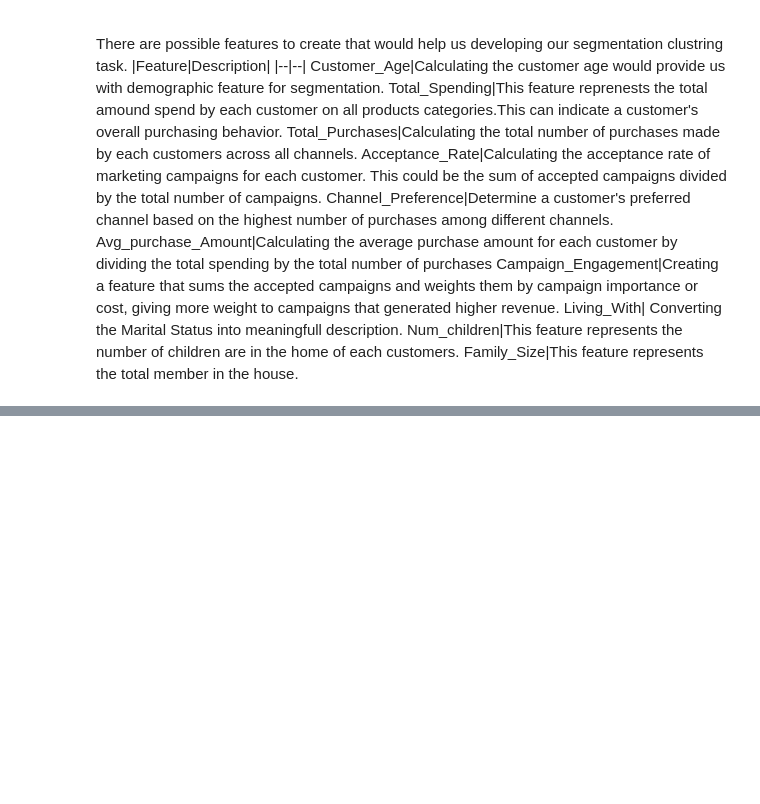
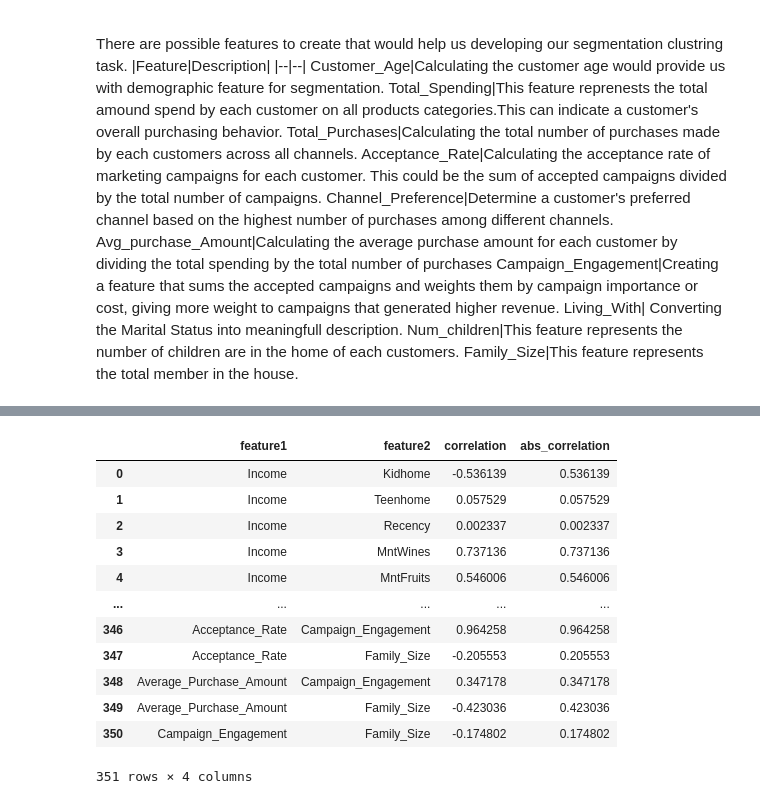
Before and after one commit to AhmedYousriSobhi/customer_segmentation, a Jupyter notebook: nb_workspace/_4_data_feature_engineering.ipynb, the cells around one changed output, grey strips where cells are left out. Drawn from its saved outputs; the diff is of its cells as text; code cells hidden in the pictures; blank space fills up the shorter version.

```diff
--- a/nb_workspace/_4_data_feature_engineering.ipynb
+++ b/nb_workspace/_4_data_feature_engineering.ipynb
@@ -163,0 +174,36 @@ to_drop = ["Marital_Status", "Dt_Customer", "Z_CostContact", "Z_Revenue", "Year_
+# %%
+# Simplify by emptying all the data below the diagonal
+# np.tril_indices_from will return the indecies diagonal and below (lower triangle)
+tril_index = np.tril_indices_from(corr_matrix)
+
+# Make the unused values NaNs
+for coord in zip(*tril_index):
+    corr_matrix.iloc[coord[0], coord[1]] = np.NaN
+
+# Stack the data and convert to a dataframe
+corr_values = (corr_matrix
+               .stack()
+               .to_frame()
+               .reset_index()
+               .rename(columns={'level_0':'feature1',
+                                'level_1':'feature2',
+                                0:'correlation'}))
+
+# Get the absolute values for sorting
+corr_values['abs_correlation'] = corr_values.correlation.abs()
+
+corr_values
+# %% [output]
+|  | feature1 | feature2 | correlation | abs_correlation |
+| 0 | Income | Kidhome | -0.536139 | 0.536139 |
+| 1 | Income | Teenhome | 0.057529 | 0.057529 |
+| 2 | Income | Recency | 0.002337 | 0.002337 |
+| 3 | Income | MntWines | 0.737136 | 0.737136 |
+| 4 | Income | MntFruits | 0.546006 | 0.546006 |
+| ... | ... | ... | ... | ... |
+| 346 | Acceptance_Rate | Campaign_Engagement | 0.964258 | 0.964258 |
+| 347 | Acceptance_Rate | Family_Size | -0.205553 | 0.205553 |
+| 348 | Average_Purchase_Amount | Campaign_Engagement | 0.347178 | 0.347178 |
+| 349 | Average_Purchase_Amount | Family_Size | -0.423036 | 0.423036 |
+| 350 | Campaign_Engagement | Family_Size | -0.174802 | 0.174802 |
+351 rows × 4 columns
```
Also changed, not shown: parts of 13 cells of this notebook, 21 other files.
